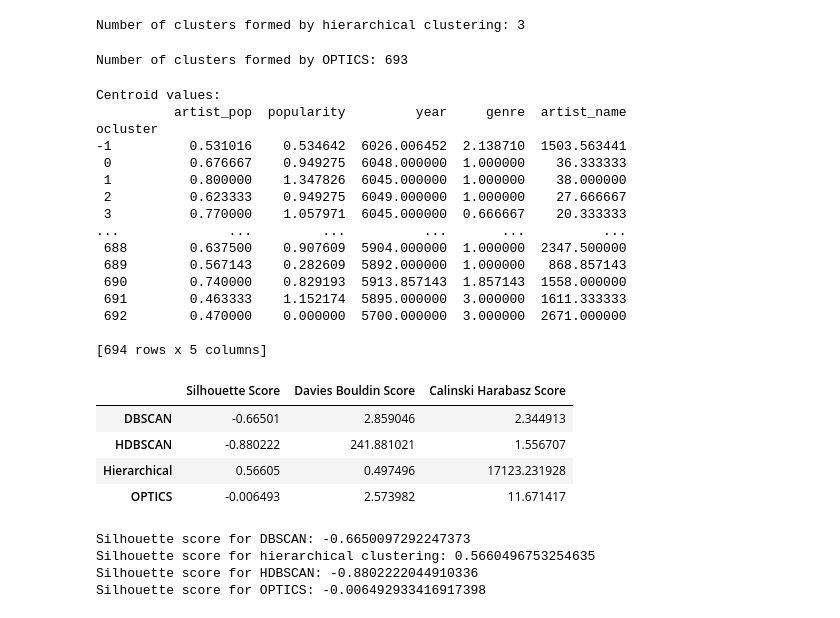
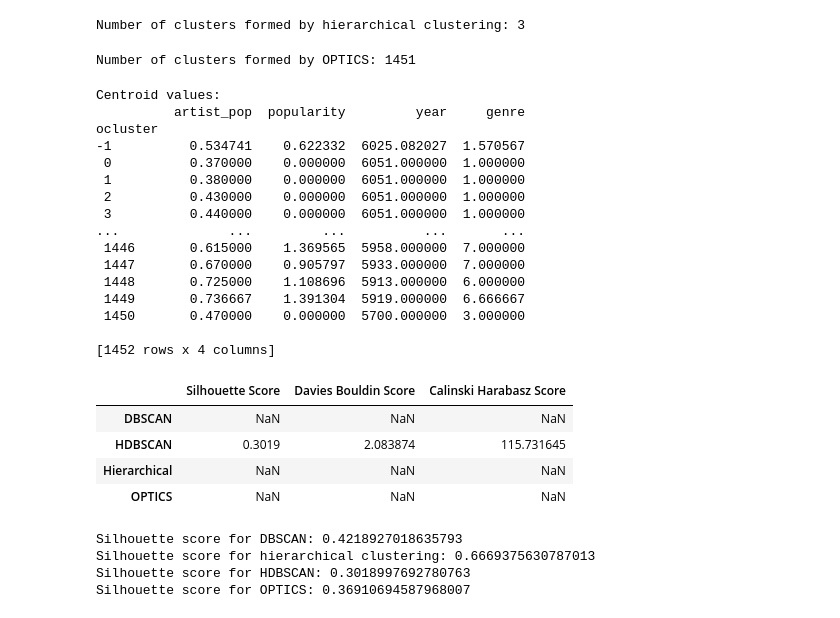
Before and after one commit to vitrag2003/Music-recommendation-system, a Jupyter notebook: Code/Dbscan_hierar.ipynb, the cells around one changed output. Drawn from its saved outputs; the diff is of its cells as text; code cells hidden in the pictures.

Commit message:
hypertuning of hdbscan

```diff
--- a/Code/Dbscan_hierar.ipynb
+++ b/Code/Dbscan_hierar.ipynb
@@ -58,5 +59,5 @@ from sklearn.cluster import DBSCAN, HDBSCAN, OPTICS
 # %%
-features_for_clustering = ['artist_pop', 'popularity', 'year', 'genre', 'artist_name']
+features_for_clustering = ['artist_pop', 'popularity', 'year', 'genre', ]
 weights= {'artist_pop': 1, 'popularity': 2, 'year': 3, 'genre': 4, 'artist_name': 1}
 
 df[features_for_clustering].head()
@@ -96,3 +96,6 @@ hdbscan=HDBSCAN(min_cluster_size=3, metric=weighted_distance, n_jobs=-1)
+# %%
+# Adjust eps and min_samples as per your data
+hdbscan=HDBSCAN(min_cluster_size=7,min_samples=8 , n_jobs=-1)  #metric=weighted_distance
 # %%
 # Fit DBSCAN clustering
 clusters = dbscan.fit_predict(df[features_for_clustering])
@@ -208,7 +218,7 @@ print("Number of clusters formed by hierarchical clustering:", num_clusters_hc)
 # %% [output]
 Number of clusters formed by hierarchical clustering: 3
 # %%
-optics=OPTICS(min_samples=3)
+optics=OPTICS(min_samples=2,)  # metric=weighted_distance
 # %%
 optics_clusters=optics.fit_predict(df[features_for_clustering])
 # %%
@@ -220,7 +230,7 @@ df['ocluster'] = optics_clusters
 num_clusters_optics = len(set(optics_clusters)) - (1 if -1 in optics_clusters else 0)  # Exclude noise points if present (-1 indicates noise)
 print("Number of clusters formed by OPTICS:", num_clusters_optics)
 # %% [output]
-Number of clusters formed by OPTICS: 693
+Number of clusters formed by OPTICS: 1451
 # %%
 # Calculate centroid values
 centroid_values = df.groupby('ocluster')[features_for_clustering].mean()
@@ -229,21 +239,21 @@ print("Centroid values:")
 print(centroid_values)
 # %% [output]
 Centroid values:
-          artist_pop  popularity         year     genre  artist_name
+          artist_pop  popularity         year     genre
 ocluster
--1          0.531016    0.534642  6026.006452  2.138710  1503.563441
- 0          0.676667    0.949275  6048.000000  1.000000    36.333333
- 1          0.800000    1.347826  6045.000000  1.000000    38.000000
- 2          0.623333    0.949275  6049.000000  1.000000    27.666667
- 3          0.770000    1.057971  6045.000000  0.666667    20.333333
-...              ...         ...          ...       ...          ...
- 688        0.637500    0.907609  5904.000000  1.000000  2347.500000
- 689        0.567143    0.282609  5892.000000  1.000000   868.857143
- 690        0.740000    0.829193  5913.857143  1.857143  1558.000000
- 691        0.463333    1.152174  5895.000000  3.000000  1611.333333
- 692        0.470000    0.000000  5700.000000  3.000000  2671.000000
+-1          0.534741    0.622332  6025.082027  1.570567
+ 0          0.370000    0.000000  6051.000000  1.000000
+ 1          0.380000    0.000000  6051.000000  1.000000
+ 2          0.430000    0.000000  6051.000000  1.000000
+ 3          0.440000    0.000000  6051.000000  1.000000
+...              ...         ...          ...       ...
+ 1446       0.615000    1.369565  5958.000000  7.000000
+ 1447       0.670000    0.905797  5933.000000  7.000000
+ 1448       0.725000    1.108696  5913.000000  6.000000
+ 1449       0.736667    1.391304  5919.000000  6.666667
+ 1450       0.470000    0.000000  5700.000000  3.000000
 
-[694 rows x 5 columns]
+[1452 rows x 4 columns]
 # %%
 from sklearn.metrics import silhouette_score, davies_bouldin_score, calinski_harabasz_score, adjusted_rand_score, homogeneity_score, completeness_score, v_measure_score
 
@@ -262,18 +272,18 @@ def evalClusteringAlgo(algoName,clusters,features=features_for_clustering):
     # v_measure = v_measure_score(df['genre'], clusters)
     results.loc[algoName] = [silhouette, davies_bouldin, calinski_harabasz] #, adjusted_rand, homogeneity, completeness, v_measure]
 # %%
-evalClusteringAlgo('DBSCAN',clusters)
+# evalClusteringAlgo('DBSCAN',clusters)
 evalClusteringAlgo('HDBSCAN',hclusters)
-evalClusteringAlgo('Hierarchical',hierarhical_clusters)
+# evalClusteringAlgo('Hierarchical',hierarhical_clusters)
 evalClusteringAlgo('OPTICS',optics_clusters)
 
 results.head()
 # %% [output]
 |  | Silhouette Score | Davies Bouldin Score | Calinski Harabasz Score |
-| DBSCAN | -0.66501 | 2.859046 | 2.344913 |
-| HDBSCAN | -0.880222 | 241.881021 | 1.556707 |
-| Hierarchical | 0.56605 | 0.497496 | 17123.231928 |
-| OPTICS | -0.006493 | 2.573982 | 11.671417 |
+| DBSCAN | NaN | NaN | NaN |
+| HDBSCAN | 0.3019 | 2.083874 | 115.731645 |
+| Hierarchical | NaN | NaN | NaN |
+| OPTICS | NaN | NaN | NaN |
 # %%
 from sklearn.metrics import silhouette_score
 
@@ -292,7 +302,7 @@ print("Silhouette score for hierarchical clustering:", silhouette_score_hc)
 print("Silhouette score for HDBSCAN:", silhouette_score_hdbscan)
 print("Silhouette score for OPTICS:", silhouette_score_optics)
 # %% [output]
-Silhouette score for DBSCAN: -0.6650097292247373
-Silhouette score for hierarchical clustering: 0.5660496753254635
-Silhouette score for HDBSCAN: -0.8802222044910336
-Silhouette score for OPTICS: -0.006492933416917398
+Silhouette score for DBSCAN: 0.4218927018635793
+Silhouette score for hierarchical clustering: 0.6669375630787013
+Silhouette score for HDBSCAN: 0.3018997692780763
+Silhouette score for OPTICS: 0.36910694587968007
```
Also changed, not shown: parts of 9 cells of this notebook.
